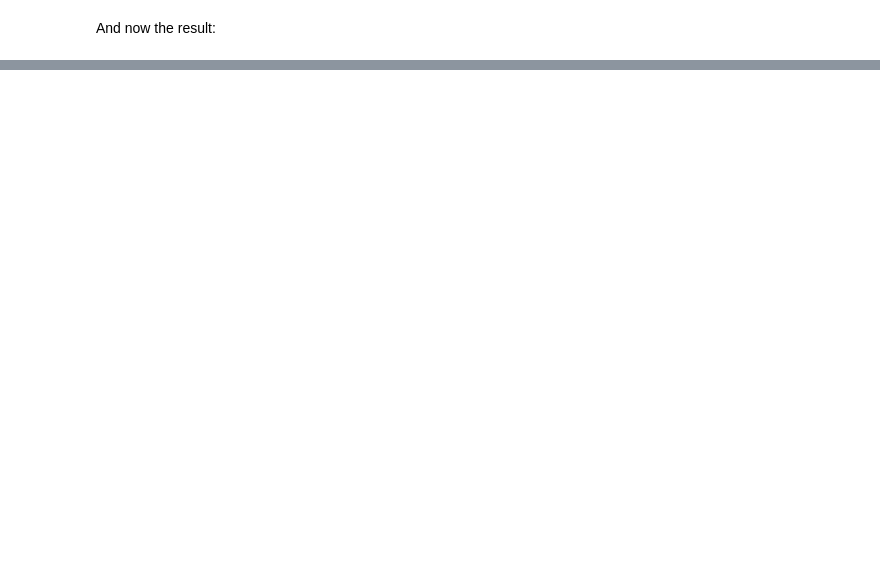
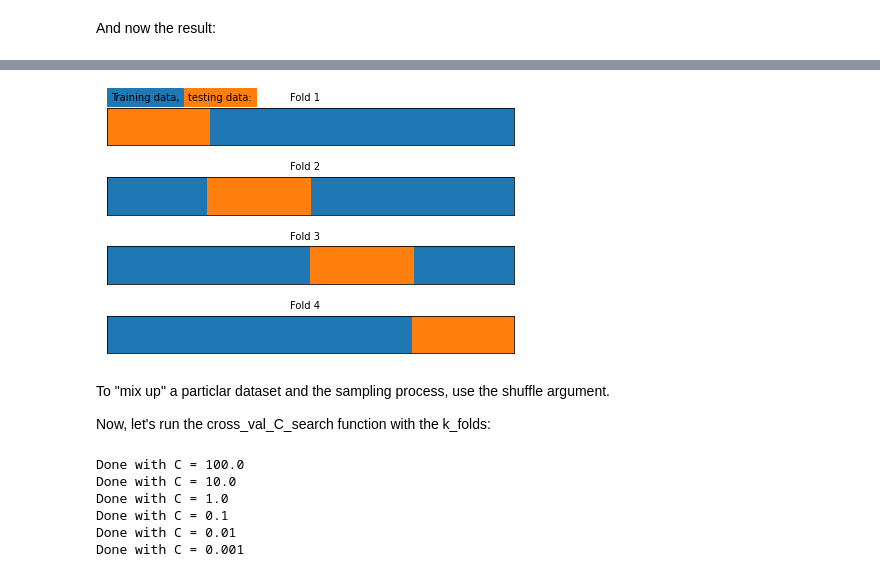
Before and after one commit to jeantardelli/data-science, a Jupyter notebook: the-bias-variance-trade-off.ipynb, the cells around one changed output, grey strips where cells are left out. Drawn from its saved outputs; the diff is of its cells as text; code cells hidden in the pictures; blank space fills up the shorter version.

```diff
--- a/the-bias-variance-trade-off.ipynb
+++ b/the-bias-variance-trade-off.ipynb
@@ -496,0 +612,20 @@ plot_kfolds(k_folds, X_train, y_train)
+# %%
+k_folds_stratified = StratifiedKFold(n_splits=n_folds)
+# %%
+plot_kfolds(k_folds_stratified, X_train, y_train)
+# %% [output]
+[figure, added]
+# %% [markdown]
+To "mix up" a particlar dataset and the sampling process, use the shuffle argument.
+
+Now, let's run the cross_val_C_search function with the k_folds:
+# %%
+cv_train_roc_auc, cv_test_roc_auc, cv_test_roc = \
+cross_val_C_search(k_folds_stratified, C_vals, scale_lr_pipeline, X_train, y_train)
+# %% [output]
+Done with C = 100.0
+Done with C = 10.0
+Done with C = 1.0
+Done with C = 0.1
+Done with C = 0.01
+Done with C = 0.001
```
Also changed, not shown: parts of 40 cells of this notebook.
